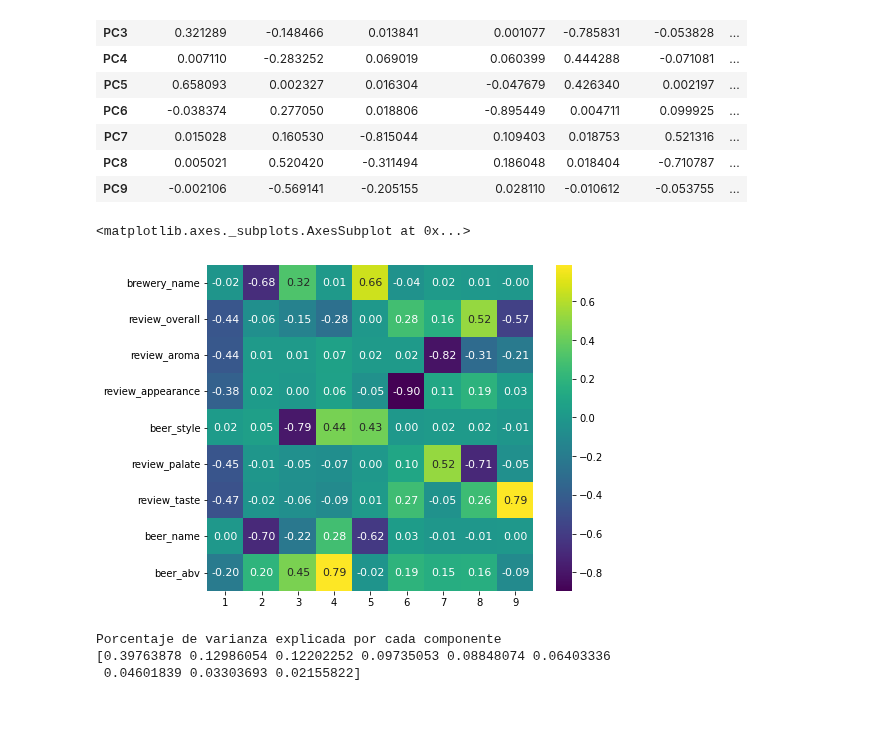
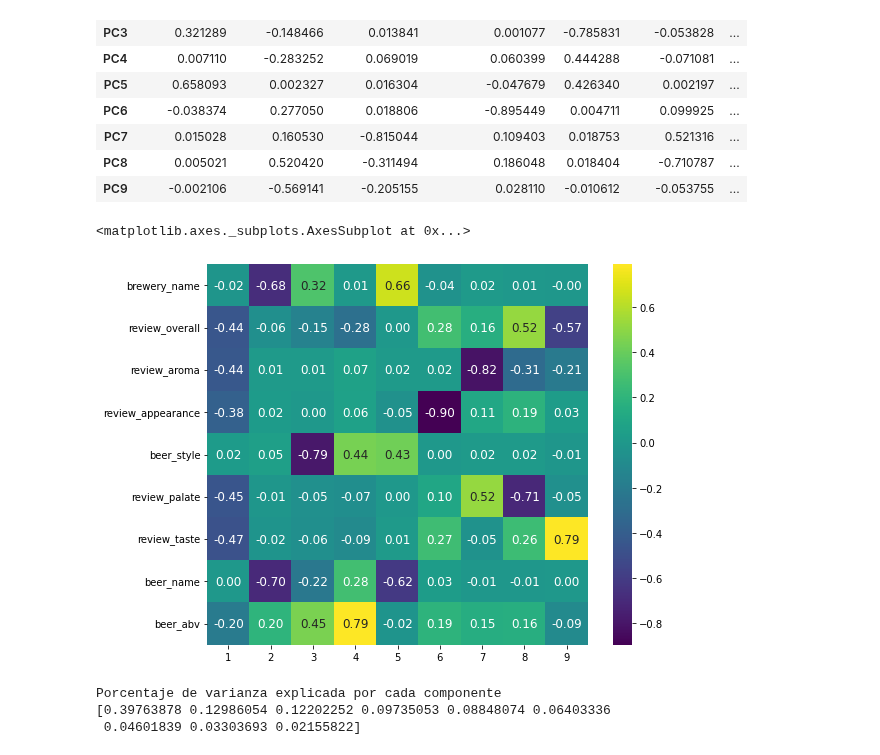
Before and after one commit to RonnyGuevara/Machine-Learning, a Jupyter notebook: TP7/TP7_ML.ipynb, the cells around one changed output. Saved outputs shown, nothing was run; the diff lists cells and outputs as text; code cells hidden in the pictures; blank space fills up the shorter version.

```diff
--- a/TP7/TP7_ML.ipynb
+++ b/TP7/TP7_ML.ipynb
@@ -342,13 +342,13 @@ pd.DataFrame(
 | PC9 | -0.002106 | -0.569141 | -0.205155 | 0.028110 | -0.010612 | -0.053755 | ... |
 # %%
 componentes = modelo_pca.components_
-plt.figure(figsize=(8, 6))
-sns.heatmap(componentes.T, cbar = True,  square = True, annot=True, fmt= '.2f',annot_kws={'size': 11},
+plt.figure(figsize=(9, 7))
+sns.heatmap(componentes.T, cbar = True,  square = True, annot=True, fmt= '.2f',annot_kws={'size': 12},
            xticklabels= np.arange(modelo_pca.n_components_) + 1, yticklabels= df.columns,
            cmap= 'viridis')
 # %% [output]
 <matplotlib.axes._subplots.AxesSubplot at 0x...>
-[figure, old version]
+[figure, new version]
 # %%
 print('Porcentaje de varianza explicada por cada componente')
 print(modelo_pca.explained_variance_ratio_)
```
Also changed, not shown: parts of 1 cell of this notebook.
